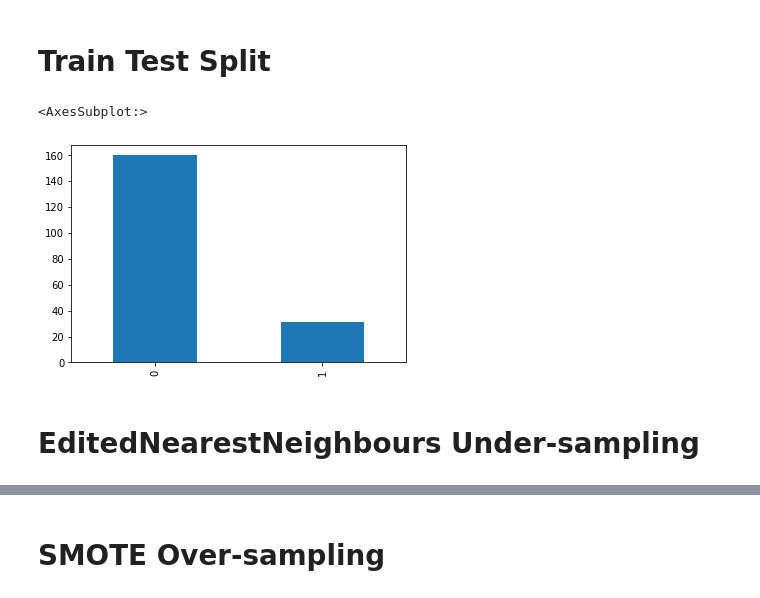
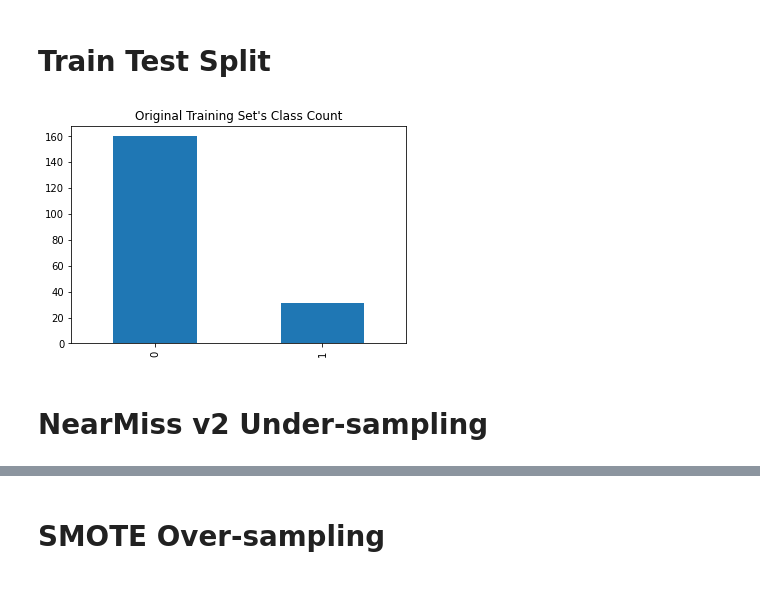
Before and after one commit to 12-Ears/P1, a Jupyter notebook: 03 - Code/03 - Train_test_split.ipynb, the cells around one changed output, grey strips where cells are left out. Cells and saved outputs as stored; diff of their text form; code cells hidden in the pictures.

```diff
--- a/03 - Code/03 - Train_test_split.ipynb
+++ b/03 - Code/03 - Train_test_split.ipynb
@@ -84,31 +88,46 @@ X_train, X_test, y_train, y_test = train_test_split(
     test_size = test_ratio,
     random_state = seed
 )
-# %%
-y_train.value_counts().plot(kind = 'bar')
-# %% [output]
-<AxesSubplot:>
-[figure, removed]
+# %%
+if (make_val):
+    X_train, X_val, y_train, y_val = train_test_split(
+        X_train, # X
+        y_train, # y
+        test_size = val_ratio,
+        random_state = seed
+    )
+# %%
+def export_samples(folder, X_train, y_train): # only the training samples will be different
+    # preview of y_train class ratio
+    y_train.value_counts().plot(
+        kind = 'bar',
+        title = '%s Training Set\'s Class Count' % folder.split(' ')[ -1 ]
+    )
+
+    path = '00 - Dataset/03 - Sampling Splits/' + folder + '/'
+
+    # Create a new directory if it does not exist
+    if not os.path.exists(path):
+        os.makedirs(path)
+
+    X_train.to_csv(path + 'X_train.csv', index = False)
+    y_train.to_csv(path + 'y_train.csv', index = False)
+
+    X_test.to_csv(path + 'X_test.csv', index = False)
+    y_test.to_csv(path + 'y_test.csv', index = False)
+
+    if (make_val):
+        X_val.to_csv(path + 'X_val.csv', index = False)
+        y_val.to_csv(path + 'y_val.csv', index = False)
 # %%
-def export_samples(folder, X_train, y_train, X_test = X_test, y_test = y_test):
-    path = '00 - Dataset/03 - Sampling Splits/' + folder
-
-    # Create a new directory if it does not exist
-    if not os.path.exists(path):
-        os.makedirs(path)
-
-    X_train.to_csv(path + '/X_train.csv', index = False)
-    y_train.to_csv(path + '/y_train.csv', index = False)
-
-    X_test.to_csv(path + '/X_test.csv', index = False)
-    y_test.to_csv(path + '/y_test.csv', index = False)
-
 # save
 export_samples(
     folder = '00 - Original',
     X_train = X_train,
     y_train = y_train
 )
+# %% [output]
+[figure, added]
 # %% [markdown]
-# EditedNearestNeighbours Under-sampling
+# NearMiss v2 Under-sampling
 # %%
```
Also changed, not shown: parts of 15 cells of this notebook, 10 other files.
